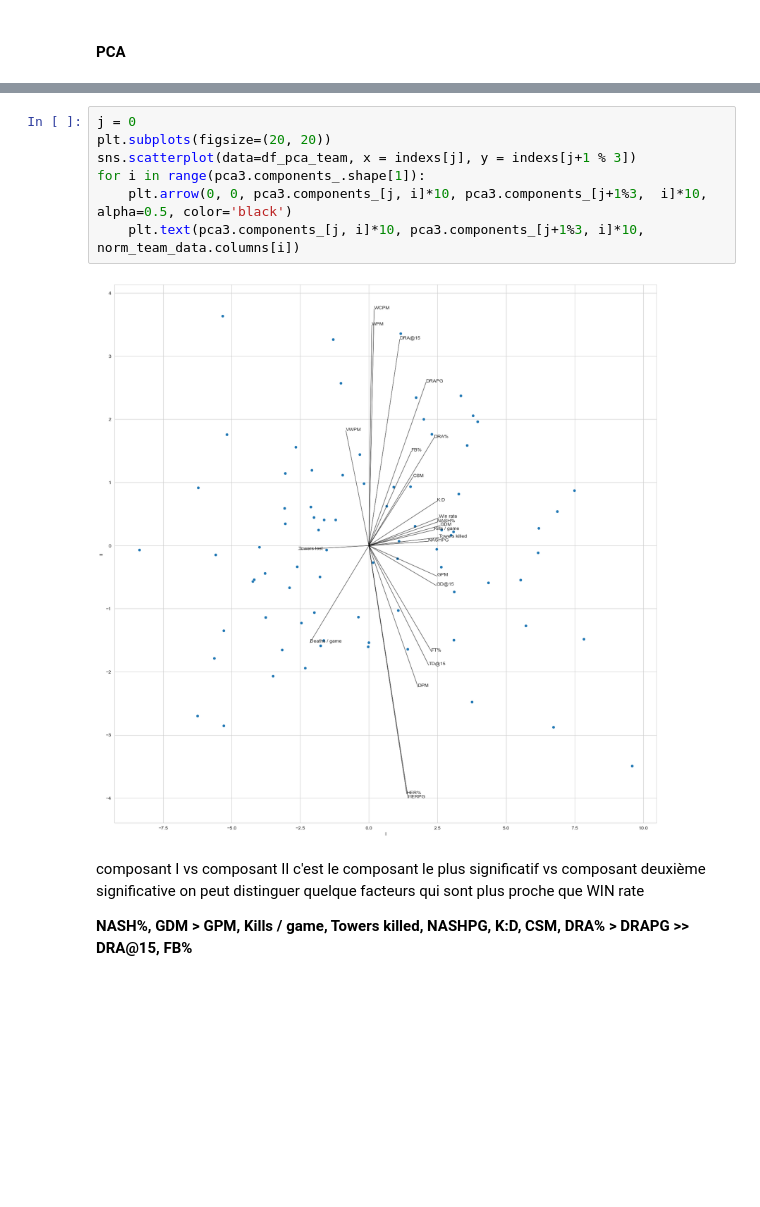
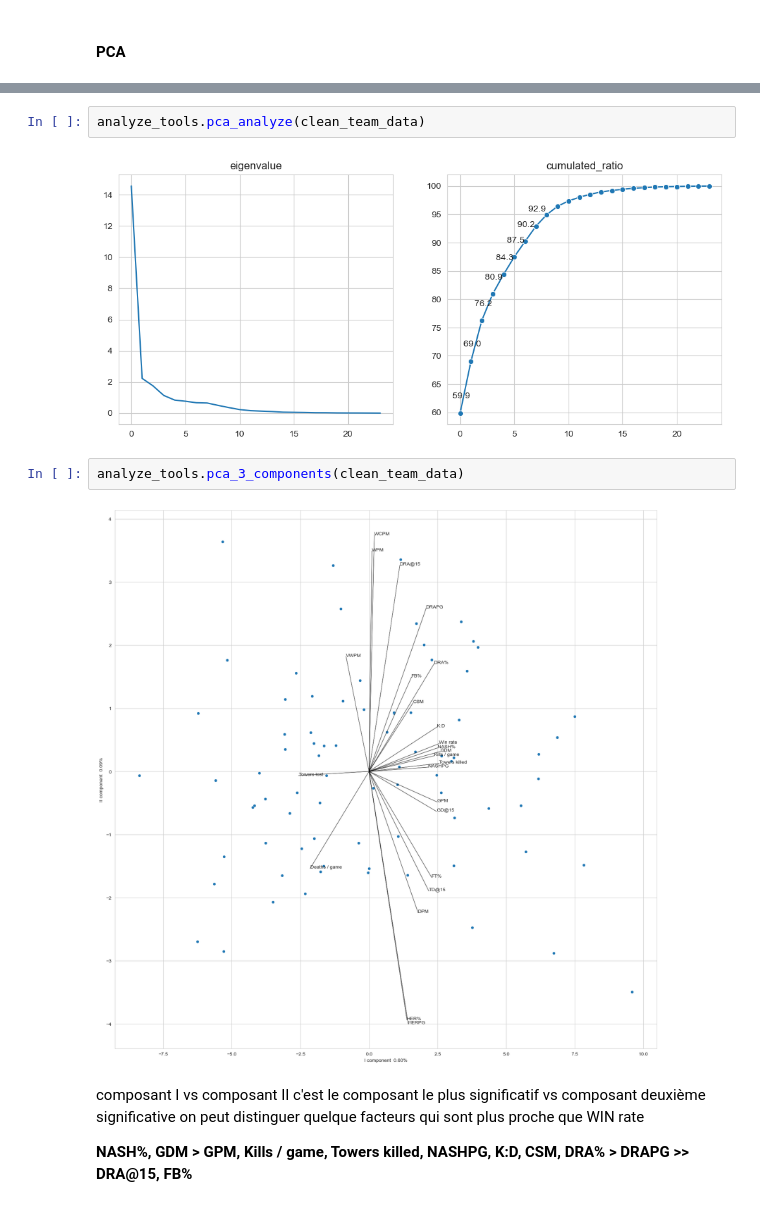
Before and after one commit to TsunomakiWatamelon/lol-esports-data-analysis, a Jupyter notebook: src/analysis.ipynb, the cells around one changed output, grey strips where cells are left out. Cells and saved outputs as stored; diff of their text form; blank space fills up the shorter version.

```diff
--- a/src/analysis.ipynb
+++ b/src/analysis.ipynb
@@ -158,12 +37,11 @@ sns.pairplot(df_pca_team)
-# %%
-j = 0
-plt.subplots(figsize=(20, 20))
-sns.scatterplot(data=df_pca_team, x = indexs[j], y = indexs[j+1 % 3])
-for i in range(pca3.components_.shape[1]):
-    plt.arrow(0, 0, pca3.components_[j, i]*10, pca3.components_[j+1%3,  i]*10, alpha=0.5, color='black')
-    plt.text(pca3.components_[j, i]*10, pca3.components_[j+1%3, i]*10, norm_team_data.columns[i])
-# %% [output]
-[figure, removed]
+# %%
+analyze_tools.pca_analyze(clean_team_data)
+# %% [output]
+[figure, added]
+# %%
+analyze_tools.pca_3_components(clean_team_data)
+# %% [output]
+[figure, added]
 # %% [markdown]
 composant I vs composant II
 c'est le composant le plus significatif vs composant deuxième significative
```
Also changed, not shown: parts of 22 cells of this notebook, 1 other file.
